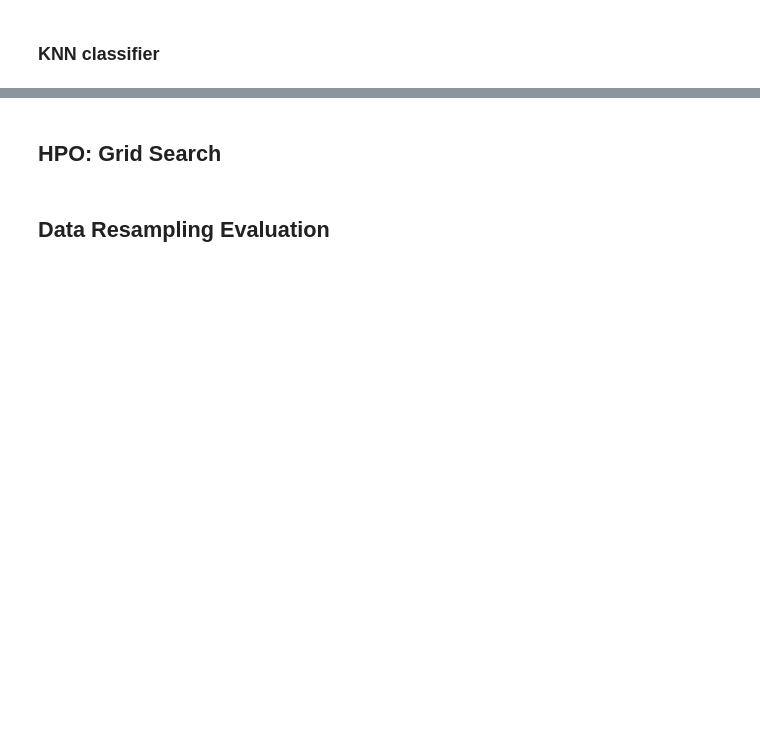
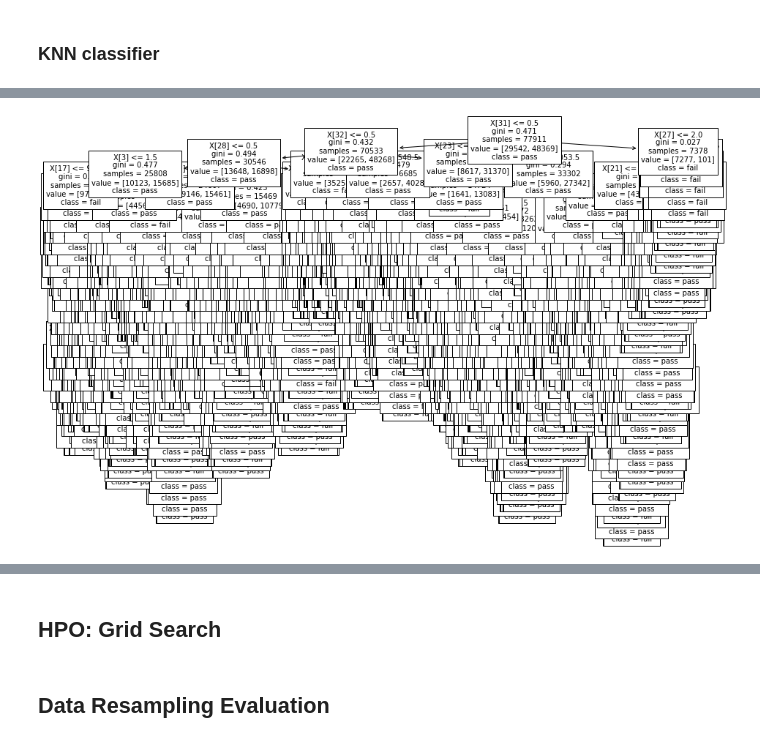
Before and after one commit to MaherDissem/CI-Failing-Builds-Detection, a Jupyter notebook: ML-on-TravisTorrent.ipynb, the cells around one changed output, grey strips where cells are left out. Cells and saved outputs as stored; diff of their text form; code cells hidden in the pictures; blank space fills up the shorter version.

```diff
--- a/ML-on-TravisTorrent.ipynb
+++ b/ML-on-TravisTorrent.ipynb
@@ -673,0 +697,11 @@ AUC=0.945
+# %%
+# plotting the DT, just to get an idea of the complexity of the model
+
+from sklearn import tree
+
+# plot tree
+plt.figure(figsize=(15,10))  # set plot size (denoted in inches)
+tree.plot_tree(model, fontsize=10, class_names=['fail','pass'])
+plt.show()
+# %% [output]
+[figure, added]
```
Also changed, not shown: parts of 15 cells of this notebook.
